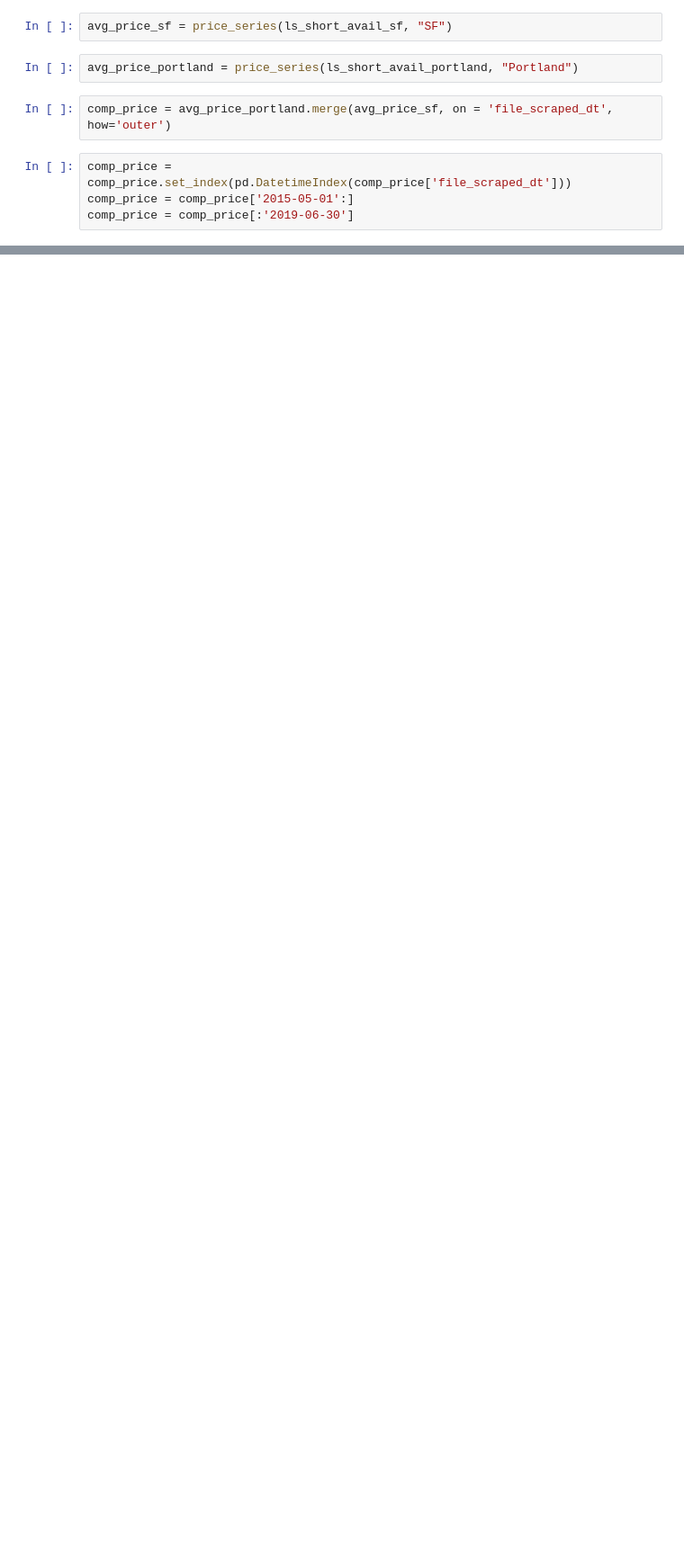
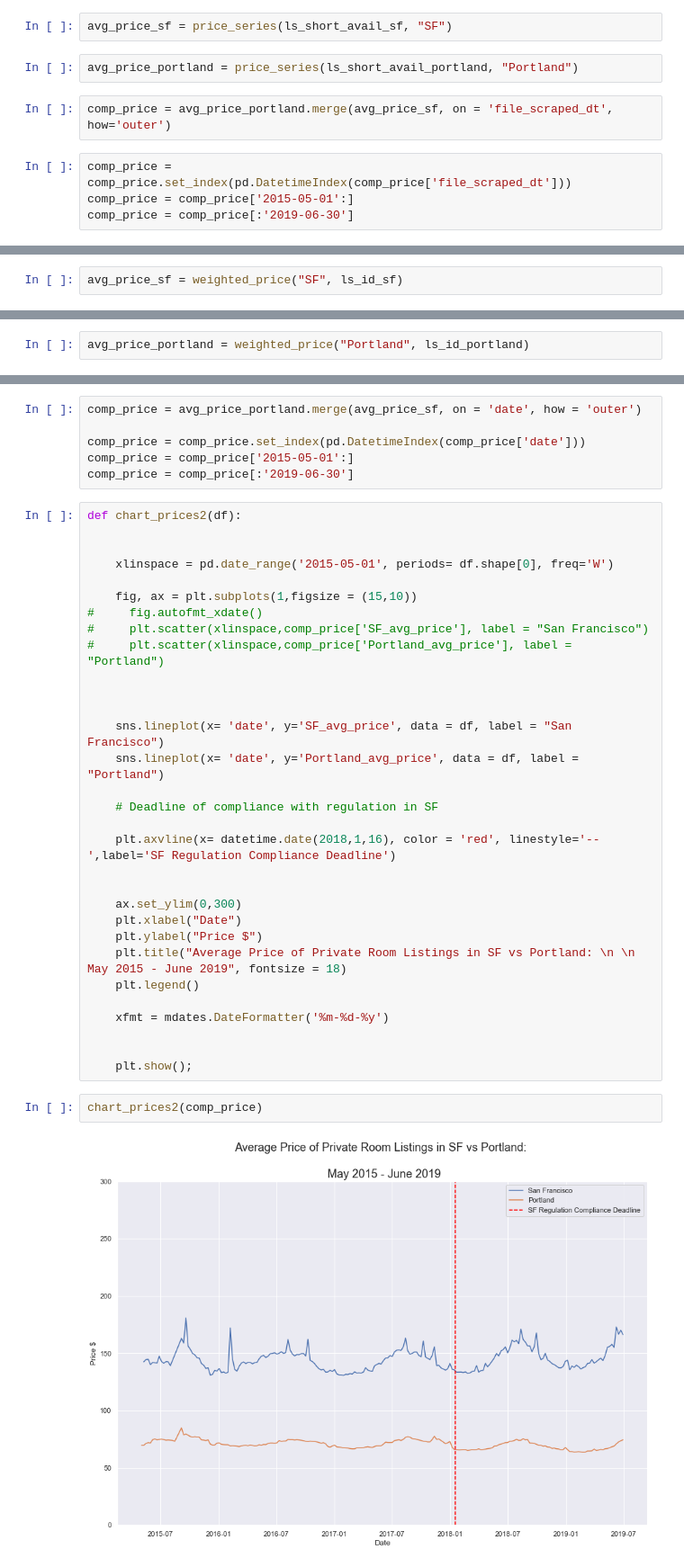
Before and after one commit to karensheng/Airbnb_Regulation, a Jupyter notebook: notebooks/Construct Time Series .ipynb, the cells around one changed output, grey strips where cells are left out. Shown: that part at 90% size. Cells and saved outputs as stored; diff of their text form; blank space fills up the shorter version.

```diff
--- a/notebooks/Construct Time Series .ipynb
+++ b/notebooks/Construct Time Series .ipynb
@@ -267,0 +298,2 @@ chart_prices(comp_price)
+# %%
+avg_price_sf = weighted_price("SF", ls_id_sf)
@@ -267,0 +302,2 @@ chart_prices(comp_price)
+# %%
+avg_price_portland = weighted_price("Portland", ls_id_portland)
@@ -267,0 +306,41 @@ chart_prices(comp_price)
+# %%
+comp_price = avg_price_portland.merge(avg_price_sf, on = 'date', how = 'outer')
+
+comp_price = comp_price.set_index(pd.DatetimeIndex(comp_price['date']))
+comp_price = comp_price['2015-05-01':]
+comp_price = comp_price[:'2019-06-30']
+# %%
+def chart_prices2(df):
+
+
+    xlinspace = pd.date_range('2015-05-01', periods= df.shape[0], freq='W')
+
+    fig, ax = plt.subplots(1,figsize = (15,10))
+#     fig.autofmt_xdate()
+#     plt.scatter(xlinspace,comp_price['SF_avg_price'], label = "San Francisco")
+#     plt.scatter(xlinspace,comp_price['Portland_avg_price'], label = "Portland")
+
+
+
+    sns.lineplot(x= 'date', y='SF_avg_price', data = df, label = "San Francisco")
+    sns.lineplot(x= 'date', y='Portland_avg_price', data = df, label = "Portland")
+
+    # Deadline of compliance with regulation in SF
+
+    plt.axvline(x= datetime.date(2018,1,16), color = 'red', linestyle='--',label='SF Regulation Compliance Deadline')
+
+
+    ax.set_ylim(0,300)
+    plt.xlabel("Date")
+    plt.ylabel("Price $")
+    plt.title("Average Price of Private Room Listings in SF vs Portland: \n \n May 2015 - June 2019", fontsize = 18)
+    plt.legend()
+
+    xfmt = mdates.DateFormatter('%m-%d-%y')
+
+
+    plt.show();
+# %%
+chart_prices2(comp_price)
+# %% [output]
+[figure, added]
```
Also changed, not shown: parts of 5 cells of this notebook.
